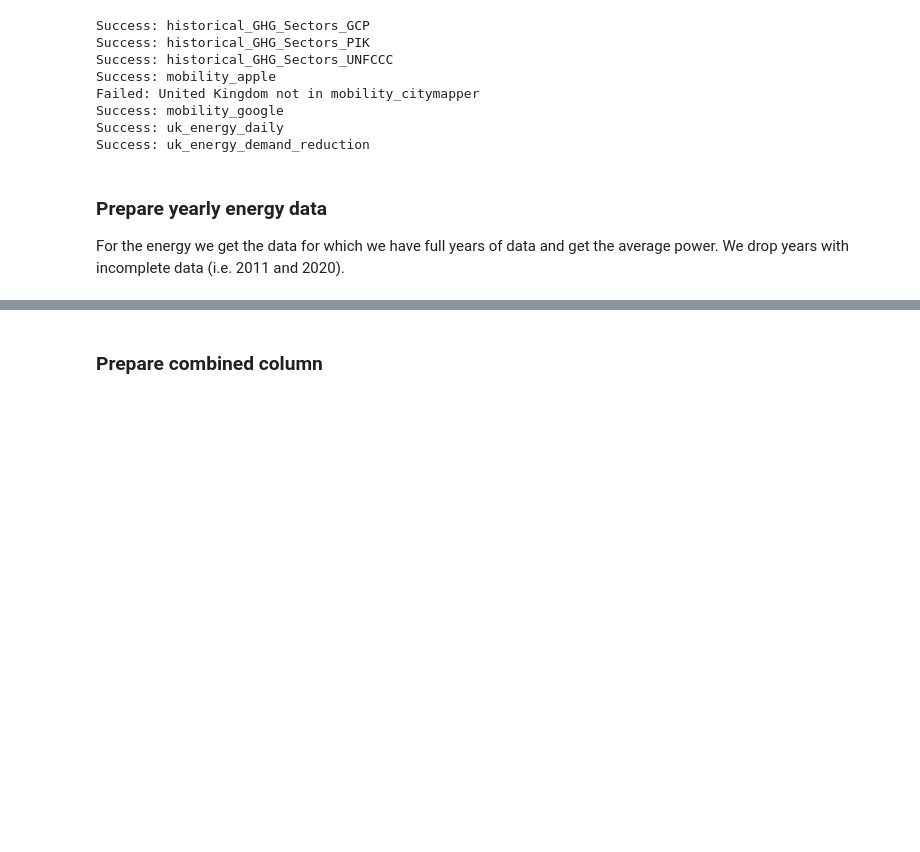
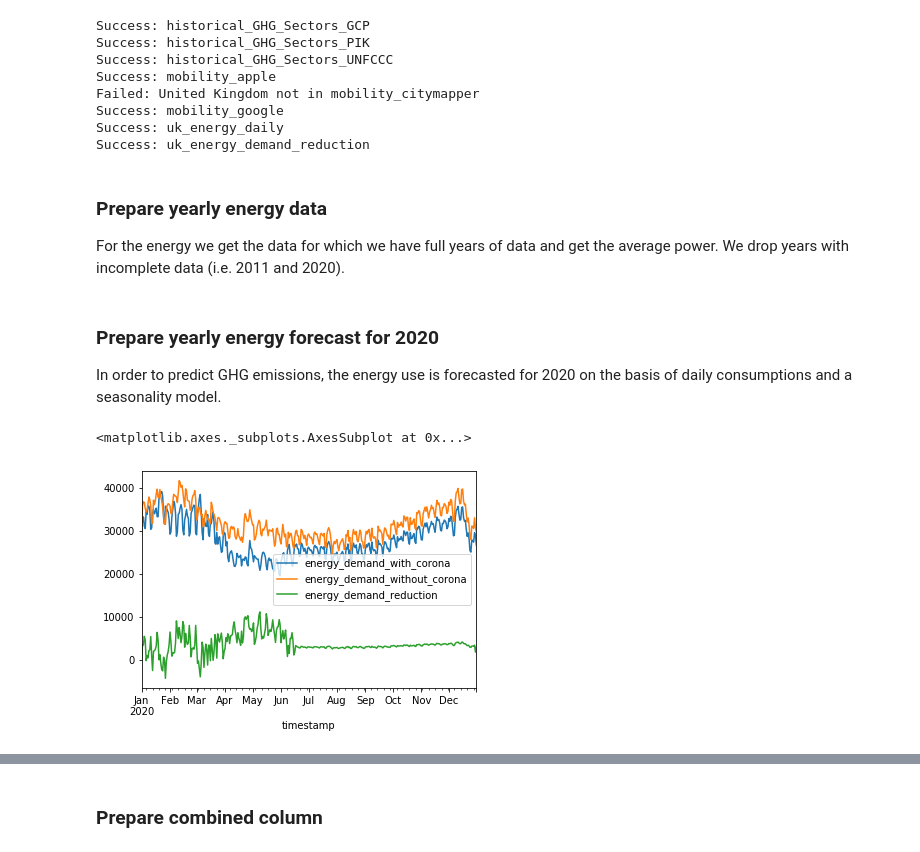
Before and after one commit to BristolFluFighters/BristolFluFighters_NERCHackathonTwo_Recovery, a Jupyter notebook: correlate.ipynb, the cells around one changed output, grey strips where cells are left out. Cells and saved outputs as stored; diff of their text form; code cells hidden in the pictures; blank space fills up the shorter version.

```diff
--- a/correlate.ipynb
+++ b/correlate.ipynb
@@ -48,0 +46,10 @@ d_uk['uk_energy_demand_reduction_yearly'].set_index(pd.to_datetime(d_uk['uk_ener
+# %% [markdown]
+### Prepare yearly energy forecast for 2020
+
+In order to predict GHG emissions, the energy use is forecasted for 2020 on the basis of daily consumptions and a
+seasonality model.
+# %%
+d_uk['uk_energy_demand_reduction'].plot(y=data_sets['uk_energy_demand_reduction'].data_columns)
+# %% [output]
+<matplotlib.axes._subplots.AxesSubplot at 0x...>
+[figure, added]
```
Also changed, not shown: parts of 24 cells of this notebook, 3 other files.
